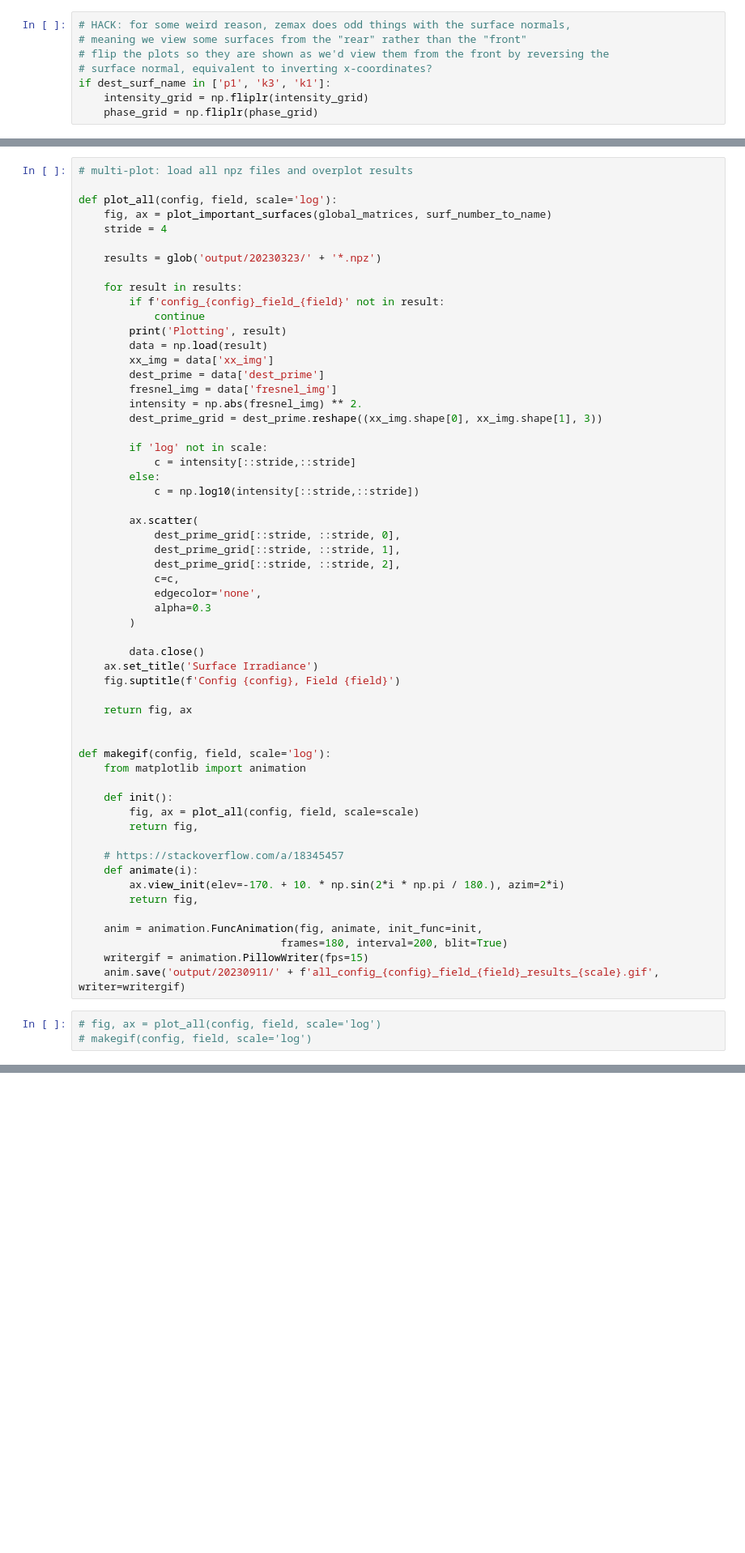
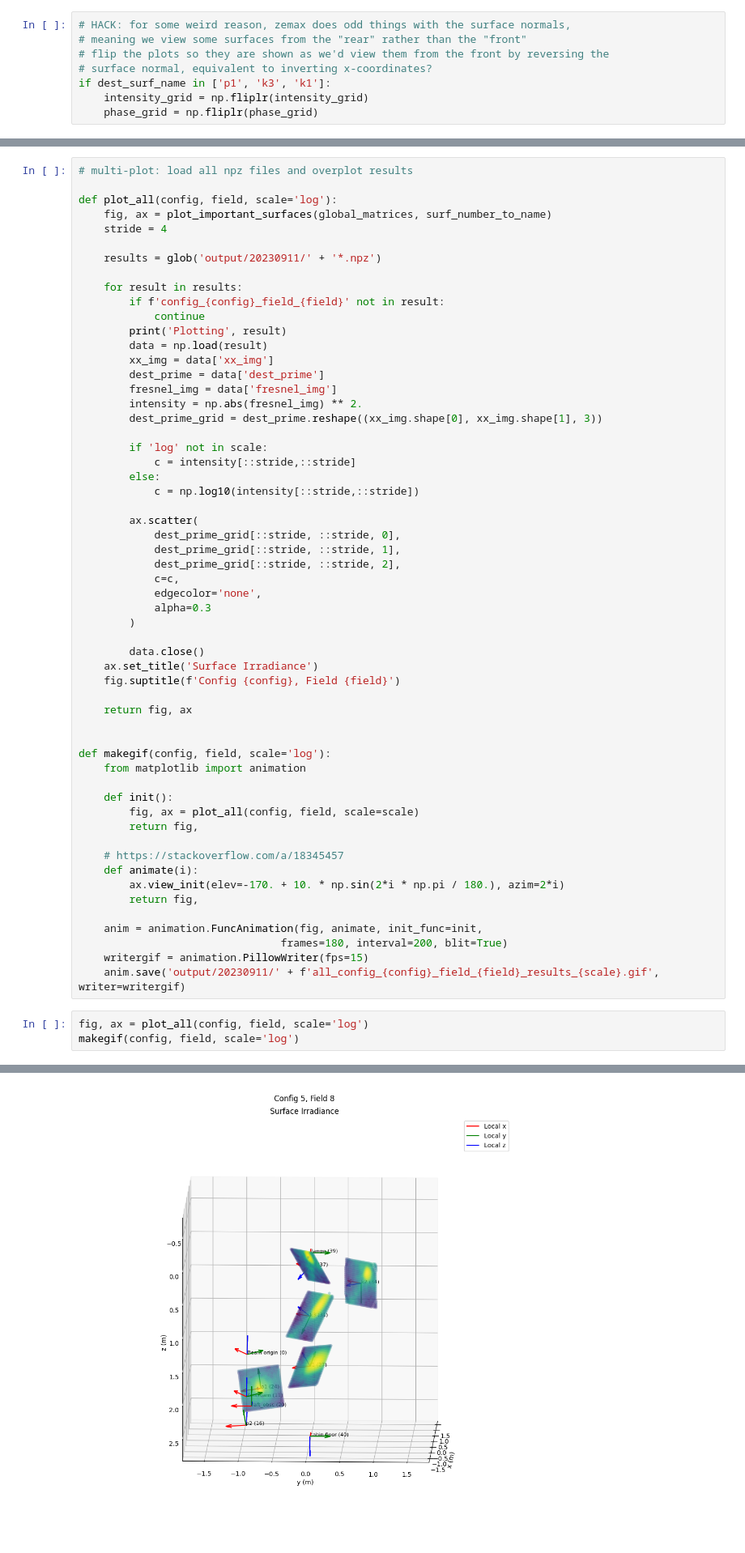
Before and after one commit to evanmayer/hotspot, a Jupyter notebook: verification/fresnel_zemax/fresnel_zemax.ipynb, the cells around one changed output, grey strips where cells are left out. Shown at 81% size. Drawn from its saved outputs; the diff is of its cells as text; blank space fills up the shorter version.

Commit message:
Plotting updates

```diff
--- a/verification/fresnel_zemax/fresnel_zemax.ipynb
+++ b/verification/fresnel_zemax/fresnel_zemax.ipynb
@@ -798,7 +807,7 @@ def plot_all(config, field, scale='log'):
     fig, ax = plot_important_surfaces(global_matrices, surf_number_to_name)
     stride = 4
 
-    results = glob('output/20230323/' + '*.npz')
+    results = glob('output/20230911/' + '*.npz')
 
     for result in results:
         if f'config_{config}_field_{field}' not in result:
@@ -849,5 +858,6 @@ def makegif(config, field, scale='log'):
     writergif = animation.PillowWriter(fps=15)
     anim.save('output/20230911/' + f'all_config_{config}_field_{field}_results_{scale}.gif', writer=writergif)
 # %%
-# fig, ax = plot_all(config, field, scale='log')
-# makegif(config, field, scale='log')
+fig, ax = plot_all(config, field, scale='log')
+makegif(config, field, scale='log')
+# %% [output]
@@ -853,0 +874 @@ def makegif(config, field, scale='log'):
+[figure, added]
```
Also changed, not shown: parts of 4 cells of this notebook, 1 other file.
